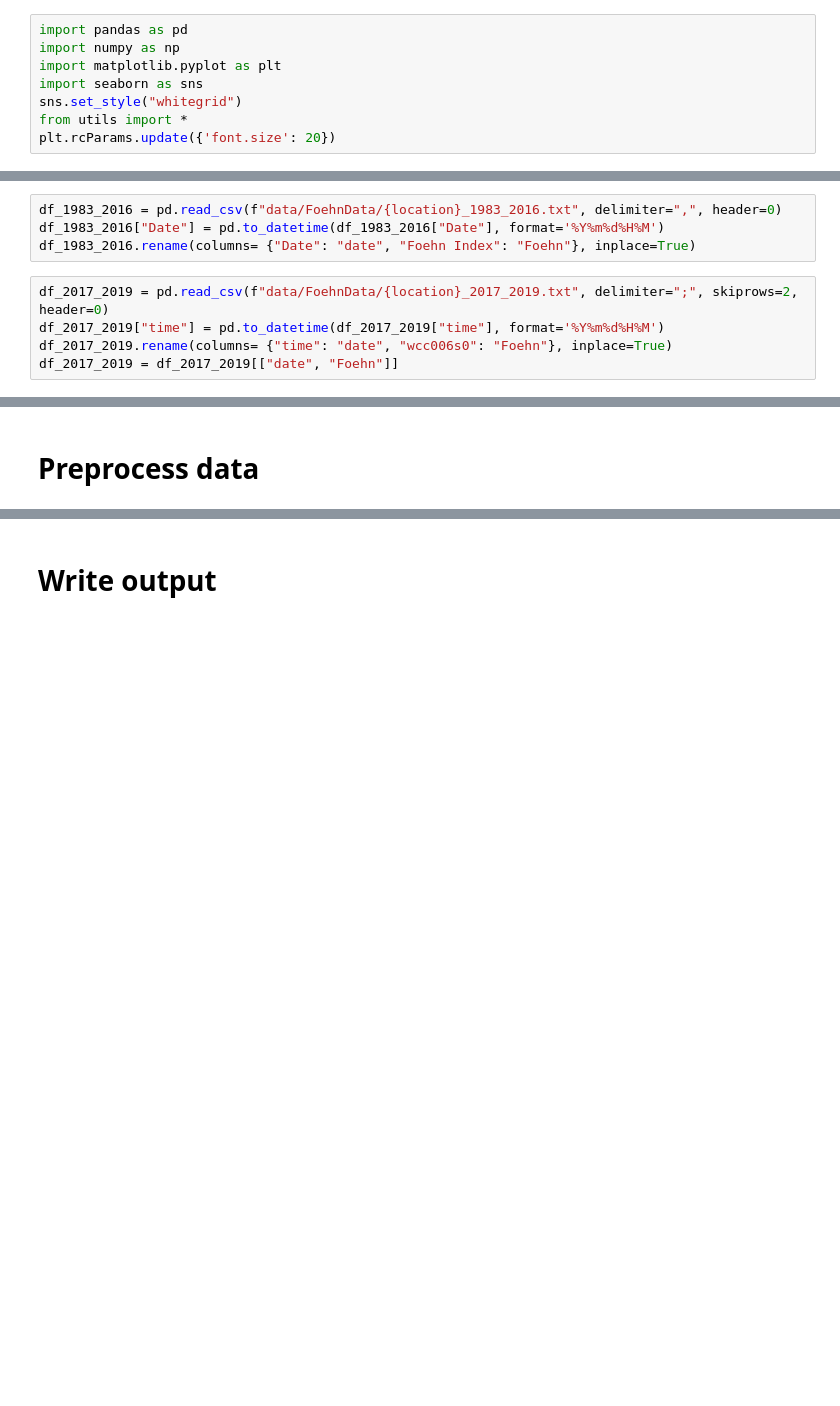
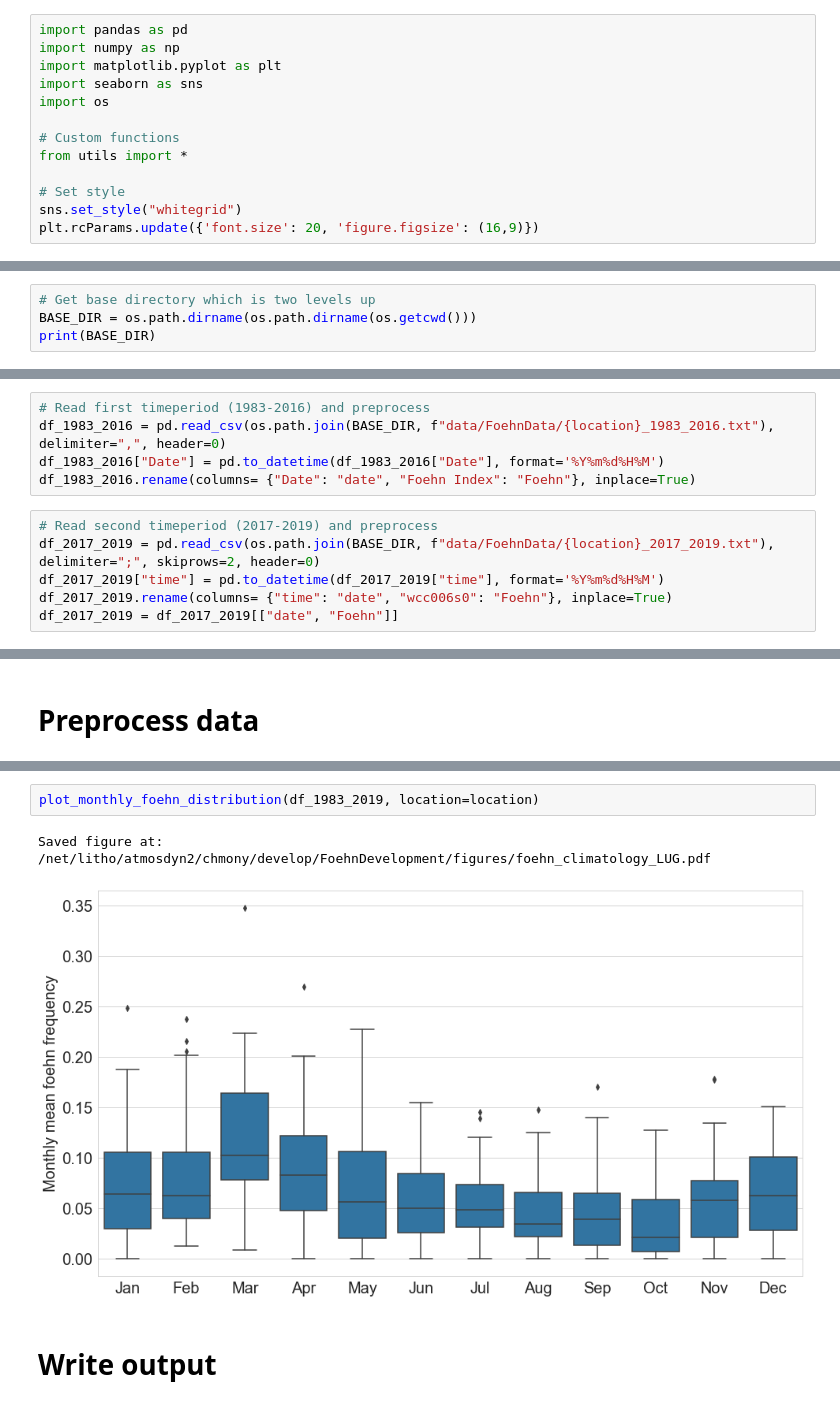
Before and after one commit to ch-mon/foehn-development, a Jupyter notebook: src/01_preprocessing/preprocess_north_foehn_data.ipynb, the cells around one changed output, grey strips where cells are left out. Saved outputs shown, nothing was run; the diff lists cells and outputs as text; blank space fills up the shorter version.

Commit message:
Cleaned up code for foehn data preprocessing

```diff
--- a/src/01_preprocessing/preprocess_north_foehn_data.ipynb
+++ b/src/01_preprocessing/preprocess_north_foehn_data.ipynb
@@ -3,6 +3,11 @@ import pandas as pd
 import numpy as np
 import matplotlib.pyplot as plt
 import seaborn as sns
+import os
+
+# Custom functions
+from utils import *
+
+# Set style
 sns.set_style("whitegrid")
-from utils import *
-plt.rcParams.update({'font.size': 20})
+plt.rcParams.update({'font.size': 20, 'figure.figsize': (16,9)})
@@ -8,0 +16,4 @@ plt.rcParams.update({'font.size': 20})
+# %%
+# Get base directory which is two levels up
+BASE_DIR = os.path.dirname(os.path.dirname(os.getcwd()))
+print(BASE_DIR)
@@ -13,9 +26,11 @@ location="LUG" # "PIO" or "LUG"
 # %%
-df_1983_2016 = pd.read_csv(f"data/FoehnData/{location}_1983_2016.txt", delimiter=",", header=0)
+# Read first timeperiod (1983-2016) and preprocess
+df_1983_2016 = pd.read_csv(os.path.join(BASE_DIR, f"data/FoehnData/{location}_1983_2016.txt"), delimiter=",", header=0)
 df_1983_2016["Date"] = pd.to_datetime(df_1983_2016["Date"], format='%Y%m%d%H%M')
 df_1983_2016.rename(columns= {"Date": "date", "Foehn Index": "Foehn"}, inplace=True)
 # %%
-df_2017_2019 = pd.read_csv(f"data/FoehnData/{location}_2017_2019.txt", delimiter=";", skiprows=2, header=0)
+# Read second timeperiod (2017-2019) and preprocess
+df_2017_2019 = pd.read_csv(os.path.join(BASE_DIR, f"data/FoehnData/{location}_2017_2019.txt"), delimiter=";", skiprows=2, header=0)
 df_2017_2019["time"] = pd.to_datetime(df_2017_2019["time"], format='%Y%m%d%H%M')
 df_2017_2019.rename(columns= {"time": "date", "wcc006s0": "Foehn"}, inplace=True)
 df_2017_2019 = df_2017_2019[["date", "Foehn"]]
@@ -117,3 +76,8 @@ Saved figure at: /home/chmony/Documents/Results/newgradient/Climatology_NorthFoe
+# %%
+plot_monthly_foehn_distribution(df_1983_2019, location=location)
+# %% [output]
+Saved figure at: /net/litho/atmosdyn2/chmony/develop/FoehnDevelopment/figures/foehn_climatology_LUG.pdf
+[figure, added]
 # %% [markdown]
 # Write output
 # %%
```
Also changed, not shown: parts of 24 cells of this notebook, 2 other files.
